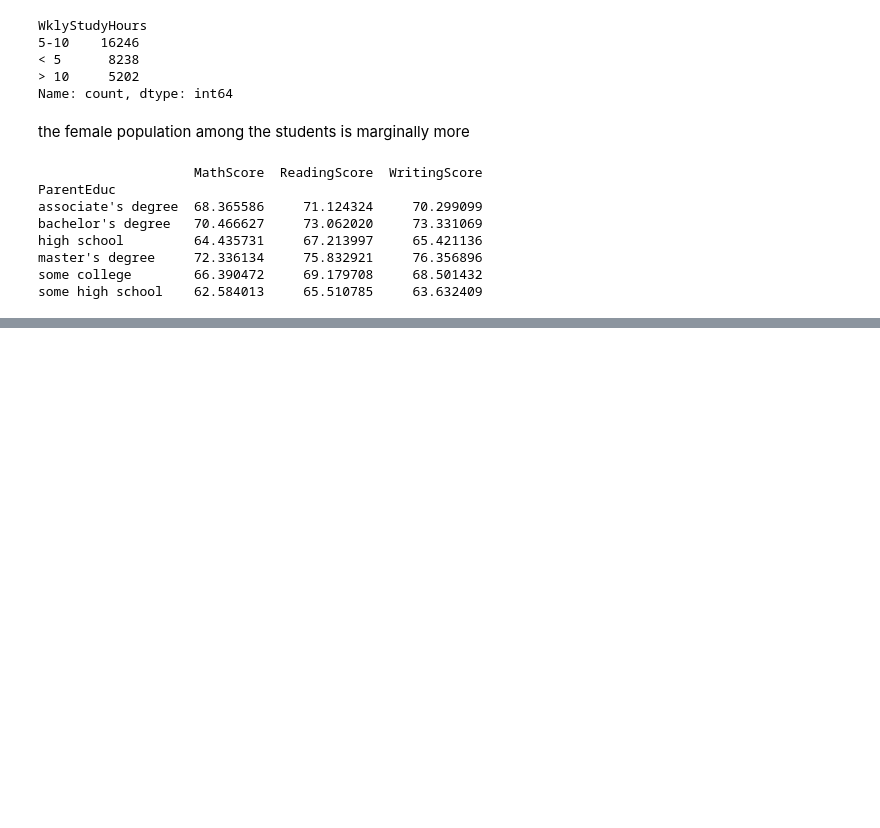
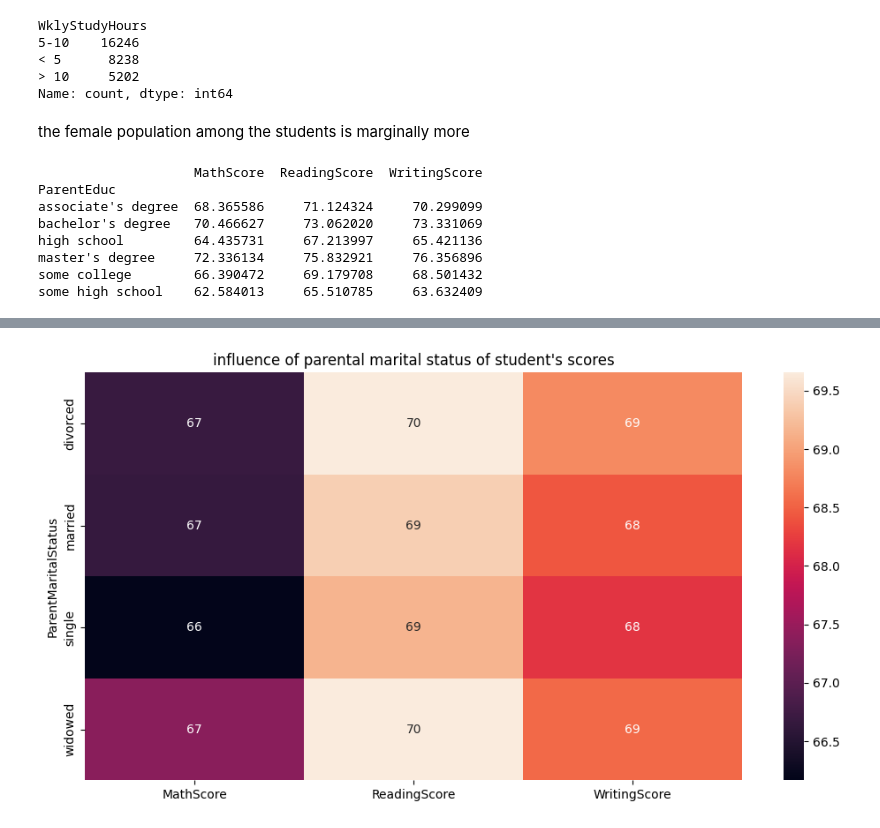
Before and after one commit to Abhishek191191/Student-Score-Analysis, a Jupyter notebook: Analysis Code.ipynb, the cells around one changed output, grey strips where cells are left out. Saved outputs shown, nothing was run; the diff lists cells and outputs as text; code cells hidden in the pictures; blank space fills up the shorter version.

```diff
--- a/Analysis Code.ipynb
+++ b/Analysis Code.ipynb
@@ -134,0 +148,7 @@ plt.show()
+# %%
+plt.figure(figsize=(12,6))
+sns.heatmap(gbm,annot=True)
+plt.title("influence of parental marital status of student's scores")
+plt.show()
+# %% [output]
+[figure, added]
```
Also changed, not shown: parts of 6 cells of this notebook.
